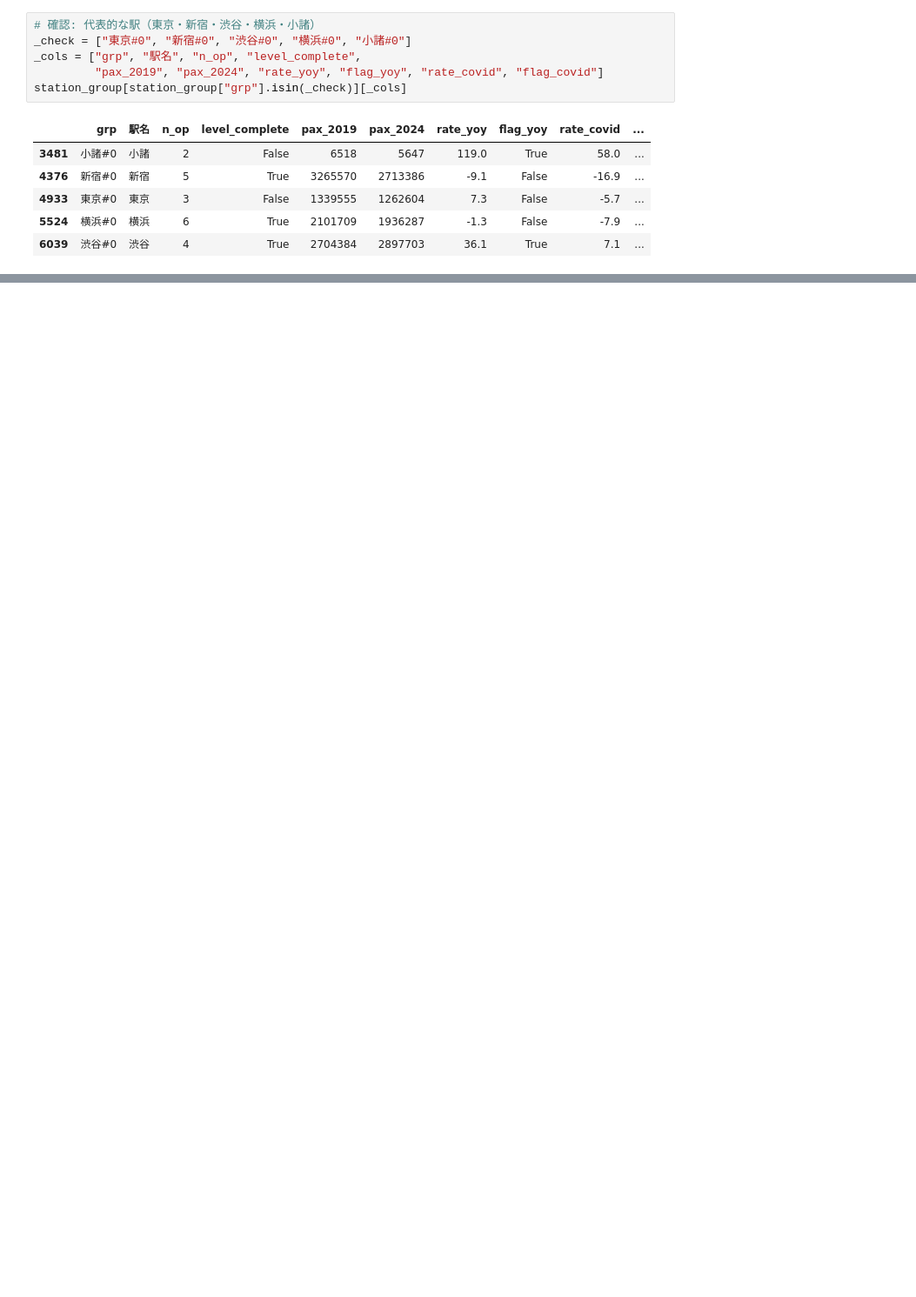
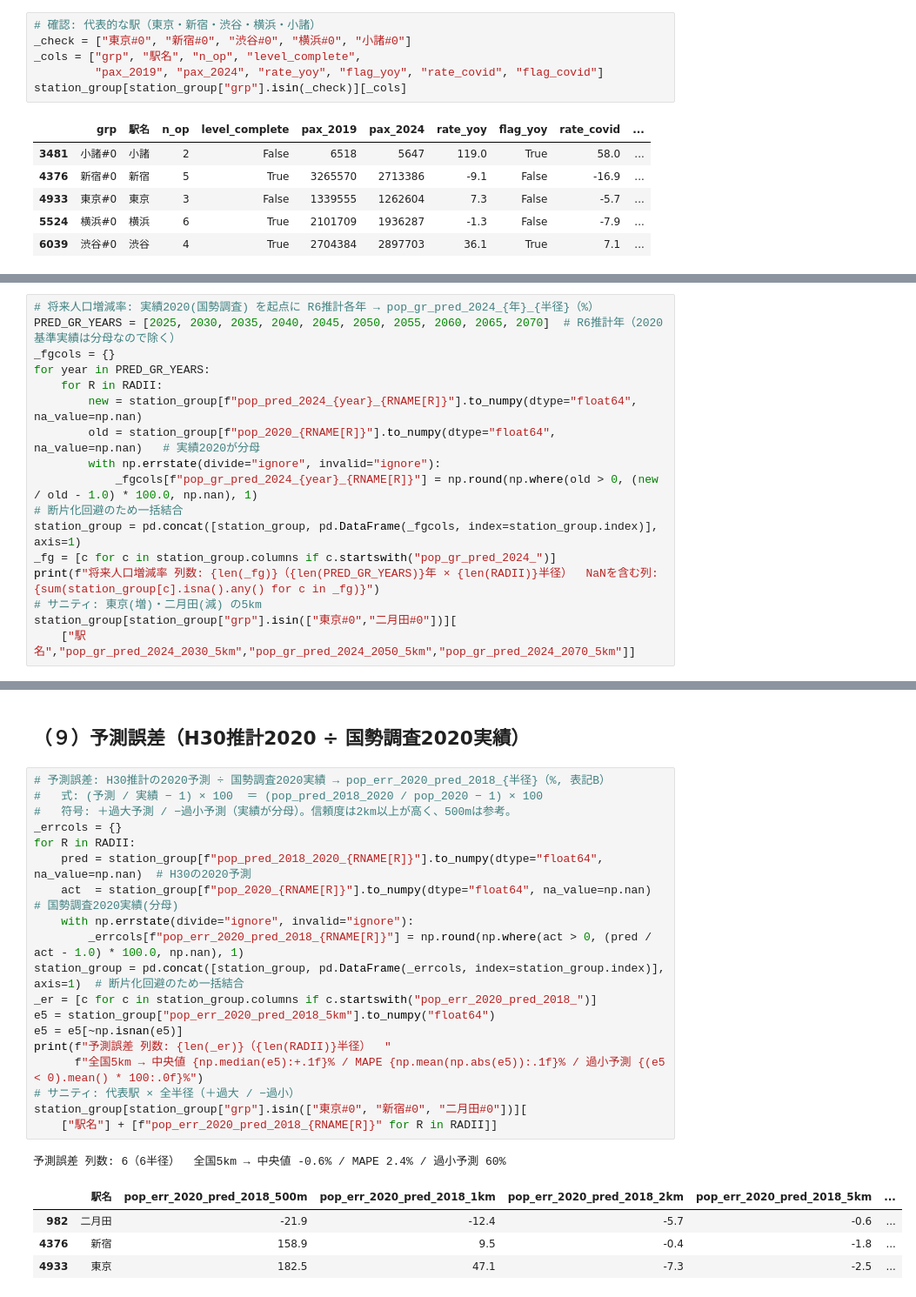
Before and after one commit to kusui26/ai-database-map, a Jupyter notebook: script/create_dataset_for_AI_Database_Map.ipynb, the cells around one changed output, grey strips where cells are left out. Shown at 87% size. Drawn from its saved outputs; the diff is of its cells as text; blank space fills up the shorter version.

```diff
--- a/script/create_dataset_for_AI_Database_Map.ipynb
+++ b/script/create_dataset_for_AI_Database_Map.ipynb
@@ -549,0 +768,17 @@ station_group[station_group["grp"].isin(["東京#0","新宿#0","渋谷#0","横
+# %%
+# 将来人口増減率: 実績2020(国勢調査) を起点に R6推計各年 → pop_gr_pred_2024_{年}_{半径}（%）
+PRED_GR_YEARS = [2025, 2030, 2035, 2040, 2045, 2050, 2055, 2060, 2065, 2070]  # R6推計年（2020基準実績は分母なので除く）
+_fgcols = {}
+for year in PRED_GR_YEARS:
+    for R in RADII:
+        new = station_group[f"pop_pred_2024_{year}_{RNAME[R]}"].to_numpy(dtype="float64", na_value=np.nan)
+        old = station_group[f"pop_2020_{RNAME[R]}"].to_numpy(dtype="float64", na_value=np.nan)   # 実績2020が分母
+        with np.errstate(divide="ignore", invalid="ignore"):
+            _fgcols[f"pop_gr_pred_2024_{year}_{RNAME[R]}"] = np.round(np.where(old > 0, (new / old - 1.0) * 100.0, np.nan), 1)
+# 断片化回避のため一括結合
+station_group = pd.concat([station_group, pd.DataFrame(_fgcols, index=station_group.index)], axis=1)
+_fg = [c for c in station_group.columns if c.startswith("pop_gr_pred_2024_")]
+print(f"将来人口増減率 列数: {len(_fg)}（{len(PRED_GR_YEARS)}年 × {len(RADII)}半径）  NaNを含む列: {sum(station_group[c].isna().any() for c in _fg)}")
+# サニティ: 東京(増)・二月田(減) の5km
+station_group[station_group["grp"].isin(["東京#0","二月田#0"])][
+    ["駅名","pop_gr_pred_2024_2030_5km","pop_gr_pred_2024_2050_5km","pop_gr_pred_2024_2070_5km"]]
@@ -549,0 +790,27 @@ station_group[station_group["grp"].isin(["東京#0","新宿#0","渋谷#0","横
+# %% [markdown]
+## （９）予測誤差（H30推計2020 ÷ 国勢調査2020実績）
+# %%
+# 予測誤差: H30推計の2020予測 ÷ 国勢調査2020実績 → pop_err_2020_pred_2018_{半径}（%, 表記B）
+#   式: (予測 / 実績 − 1) × 100  ＝ (pop_pred_2018_2020 / pop_2020 − 1) × 100
+#   符号: ＋過大予測 / −過小予測（実績が分母）。信頼度は2km以上が高く、500mは参考。
+_errcols = {}
+for R in RADII:
+    pred = station_group[f"pop_pred_2018_2020_{RNAME[R]}"].to_numpy(dtype="float64", na_value=np.nan)  # H30の2020予測
+    act  = station_group[f"pop_2020_{RNAME[R]}"].to_numpy(dtype="float64", na_value=np.nan)            # 国勢調査2020実績(分母)
+    with np.errstate(divide="ignore", invalid="ignore"):
+        _errcols[f"pop_err_2020_pred_2018_{RNAME[R]}"] = np.round(np.where(act > 0, (pred / act - 1.0) * 100.0, np.nan), 1)
+station_group = pd.concat([station_group, pd.DataFrame(_errcols, index=station_group.index)], axis=1)  # 断片化回避のため一括結合
+_er = [c for c in station_group.columns if c.startswith("pop_err_2020_pred_2018_")]
+e5 = station_group["pop_err_2020_pred_2018_5km"].to_numpy("float64")
+e5 = e5[~np.isnan(e5)]
+print(f"予測誤差 列数: {len(_er)}（{len(RADII)}半径）  "
+      f"全国5km → 中央値 {np.median(e5):+.1f}% / MAPE {np.mean(np.abs(e5)):.1f}% / 過小予測 {(e5 < 0).mean() * 100:.0f}%")
+# サニティ: 代表駅 × 全半径（＋過大 / −過小）
+station_group[station_group["grp"].isin(["東京#0", "新宿#0", "二月田#0"])][
+    ["駅名"] + [f"pop_err_2020_pred_2018_{RNAME[R]}" for R in RADII]]
+# %% [output]
+予測誤差 列数: 6（6半径）  全国5km → 中央値 -0.6% / MAPE 2.4% / 過小予測 60%
+|  | 駅名 | pop_err_2020_pred_2018_500m | pop_err_2020_pred_2018_1km | pop_err_2020_pred_2018_2km | pop_err_2020_pred_2018_5km | ... |
+| 982 | 二月田 | -21.9 | -12.4 | -5.7 | -0.6 | ... |
+| 4376 | 新宿 | 158.9 | 9.5 | -0.4 | -1.8 | ... |
+| 4933 | 東京 | 182.5 | 47.1 | -7.3 | -2.5 | ... |
```
Also changed, not shown: parts of 25 cells of this notebook, 3 other files.
